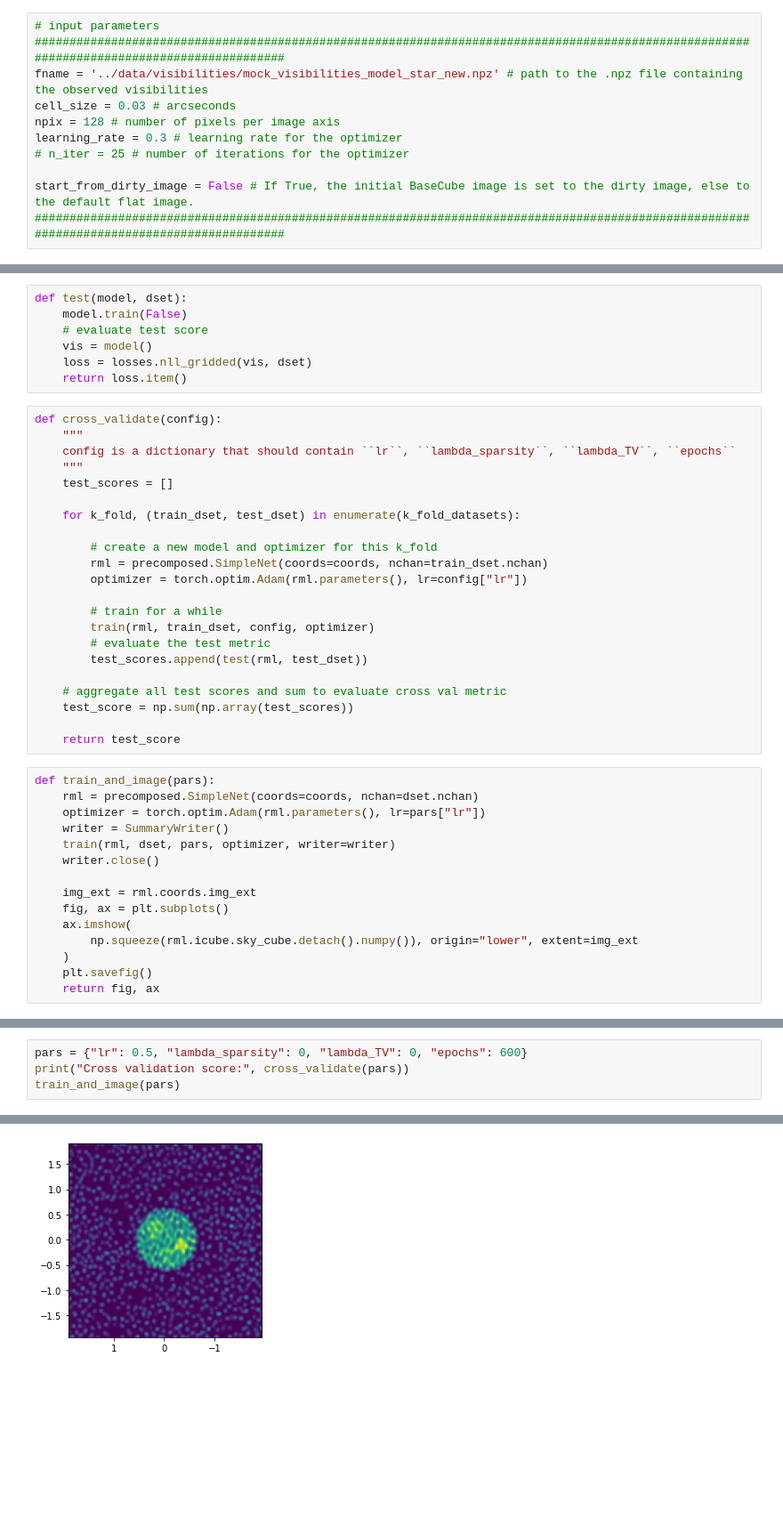
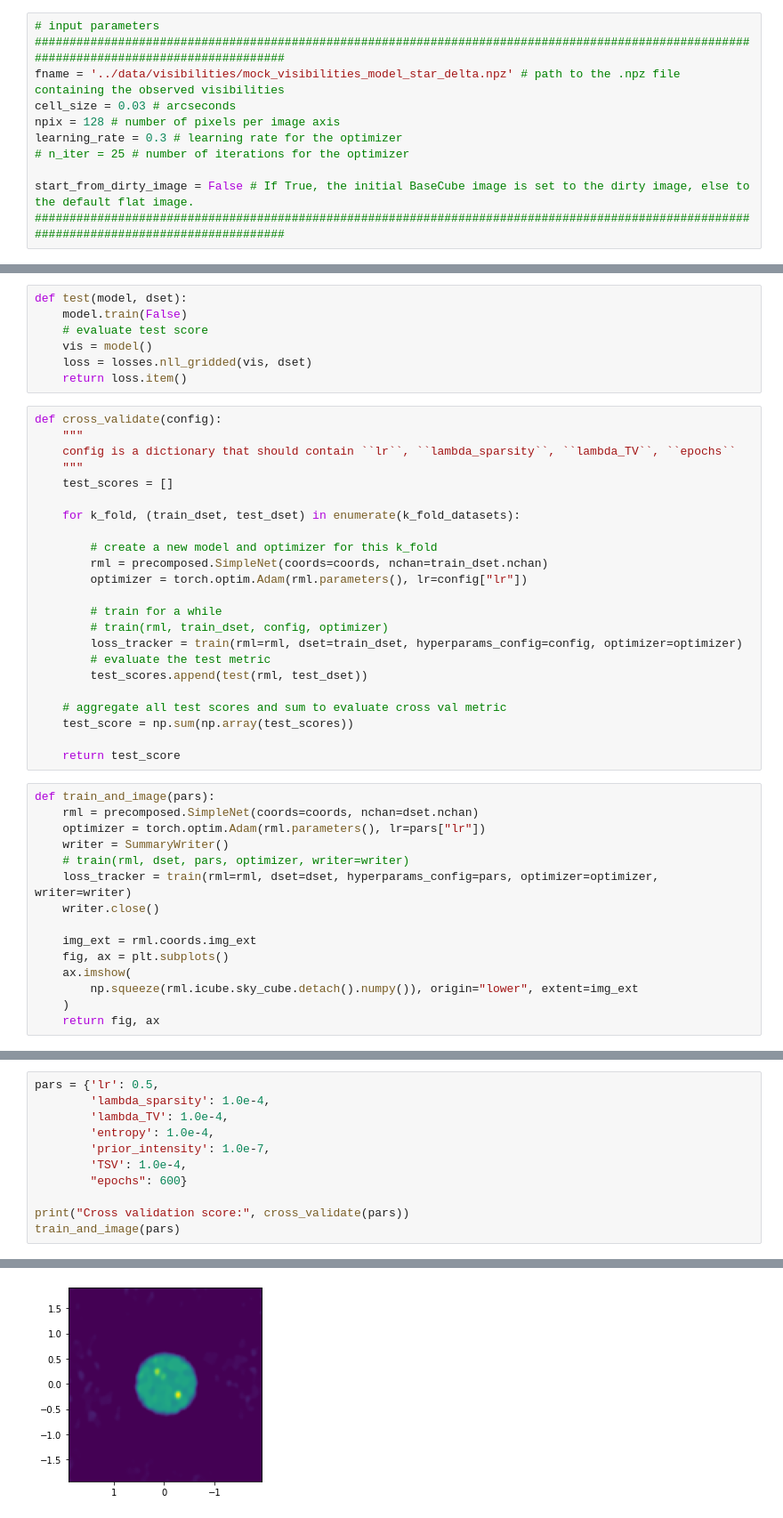
Before and after one commit to behzadarbab/Machine-Learning-Imaging, a Jupyter notebook: scripts/CV_our_data.ipynb, the cells around one changed output, grey strips where cells are left out. Shown at 89% size. Drawn from its saved outputs; the diff is of its cells as text; blank space fills up the shorter version.

Commit message:
Add delta function star and update parameter space in CV_our_data

```diff
--- a/scripts/CV_our_data.ipynb
+++ b/scripts/CV_our_data.ipynb
@@ -25,7 +29,7 @@ To enable them in other operations, rebuild TensorFlow with the appropriate comp
 # %%
 # input parameters
 ###########################################################################################################################################
-fname = '../data/visibilities/mock_visibilities_model_star_new.npz' # path to the .npz file containing the observed visibilities
+fname = '../data/visibilities/mock_visibilities_model_star_delta.npz' # path to the .npz file containing the observed visibilities
 cell_size = 0.03 # arcseconds
 npix = 128 # number of pixels per image axis
 learning_rate = 0.3 # learning rate for the optimizer
@@ -204,7 +208,8 @@ def cross_validate(config):
         optimizer = torch.optim.Adam(rml.parameters(), lr=config["lr"])
 
         # train for a while
-        train(rml, train_dset, config, optimizer)
+        # train(rml, train_dset, config, optimizer)
+        loss_tracker = train(rml=rml, dset=train_dset, hyperparams_config=config, optimizer=optimizer)
         # evaluate the test metric
         test_scores.append(test(rml, test_dset))
 
@@ -217,7 +222,8 @@ def train_and_image(pars):
     rml = precomposed.SimpleNet(coords=coords, nchan=dset.nchan)
     optimizer = torch.optim.Adam(rml.parameters(), lr=pars["lr"])
     writer = SummaryWriter()
-    train(rml, dset, pars, optimizer, writer=writer)
+    # train(rml, dset, pars, optimizer, writer=writer)
+    loss_tracker = train(rml=rml, dset=dset, hyperparams_config=pars, optimizer=optimizer, writer=writer)
     writer.close()
 
     img_ext = rml.coords.img_ext
@@ -225,5 +231,4 @@ def train_and_image(pars):
     ax.imshow(
         np.squeeze(rml.icube.sky_cube.detach().numpy()), origin="lower", extent=img_ext
     )
-    plt.savefig()
     return fig, ax
@@ -230,5 +249,12 @@ def train_and_image(pars):
 # %%
-pars = {"lr": 0.5, "lambda_sparsity": 0, "lambda_TV": 0, "epochs": 600}
+pars = {'lr': 0.5,
+        'lambda_sparsity': 1.0e-4,
+        'lambda_TV': 1.0e-4,
+        'entropy': 1.0e-4,
+        'prior_intensity': 1.0e-7,
+        'TSV': 1.0e-4,
+        "epochs": 600}
+
 print("Cross validation score:", cross_validate(pars))
 train_and_image(pars)
 # %% [output]
@@ -236,2 +262,2 @@ Cross validation score: 191.82938690967106
 (<Figure size 432x288 with 1 Axes>, <AxesSubplot:>)
-[figure, old version]
+[figure, new version]
```
Also changed, not shown: parts of 14 cells of this notebook, 2 other files.
